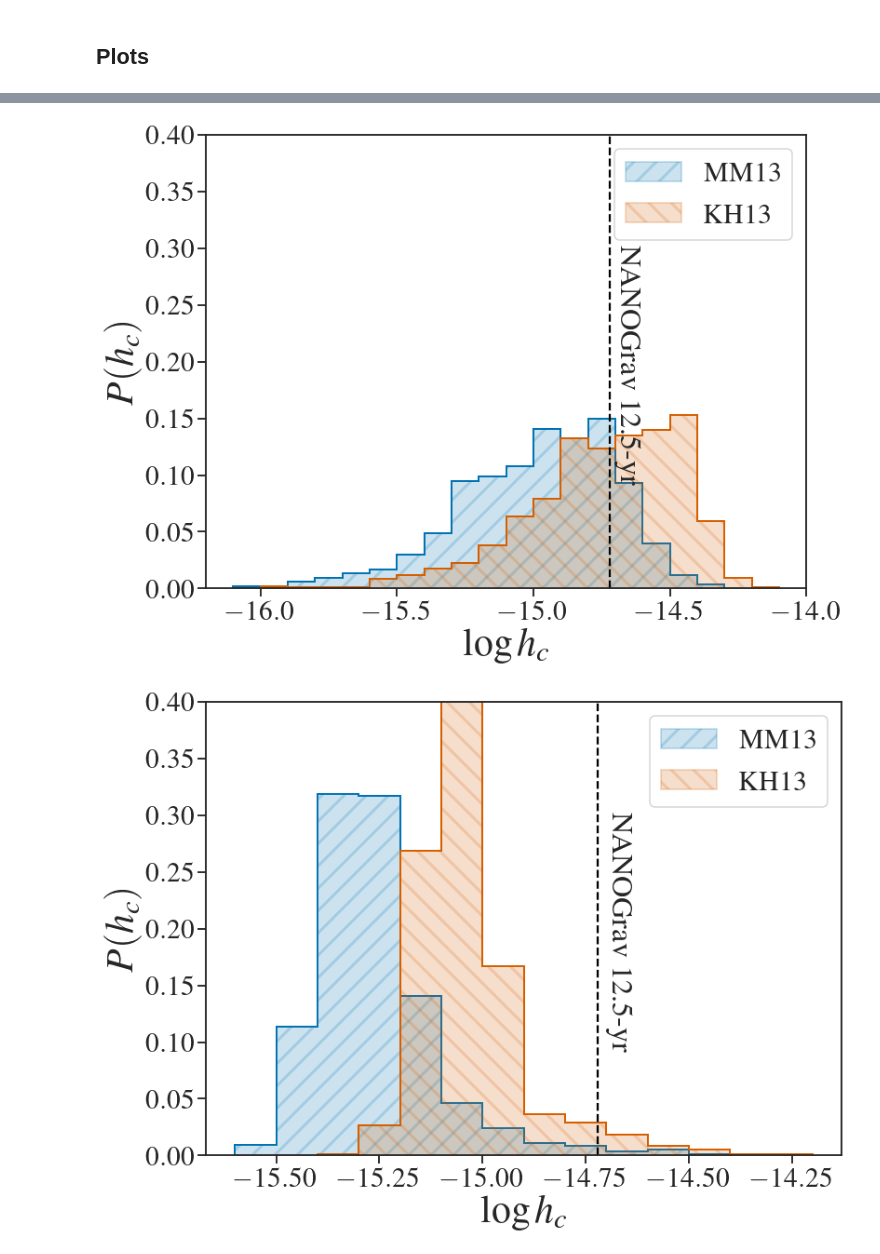
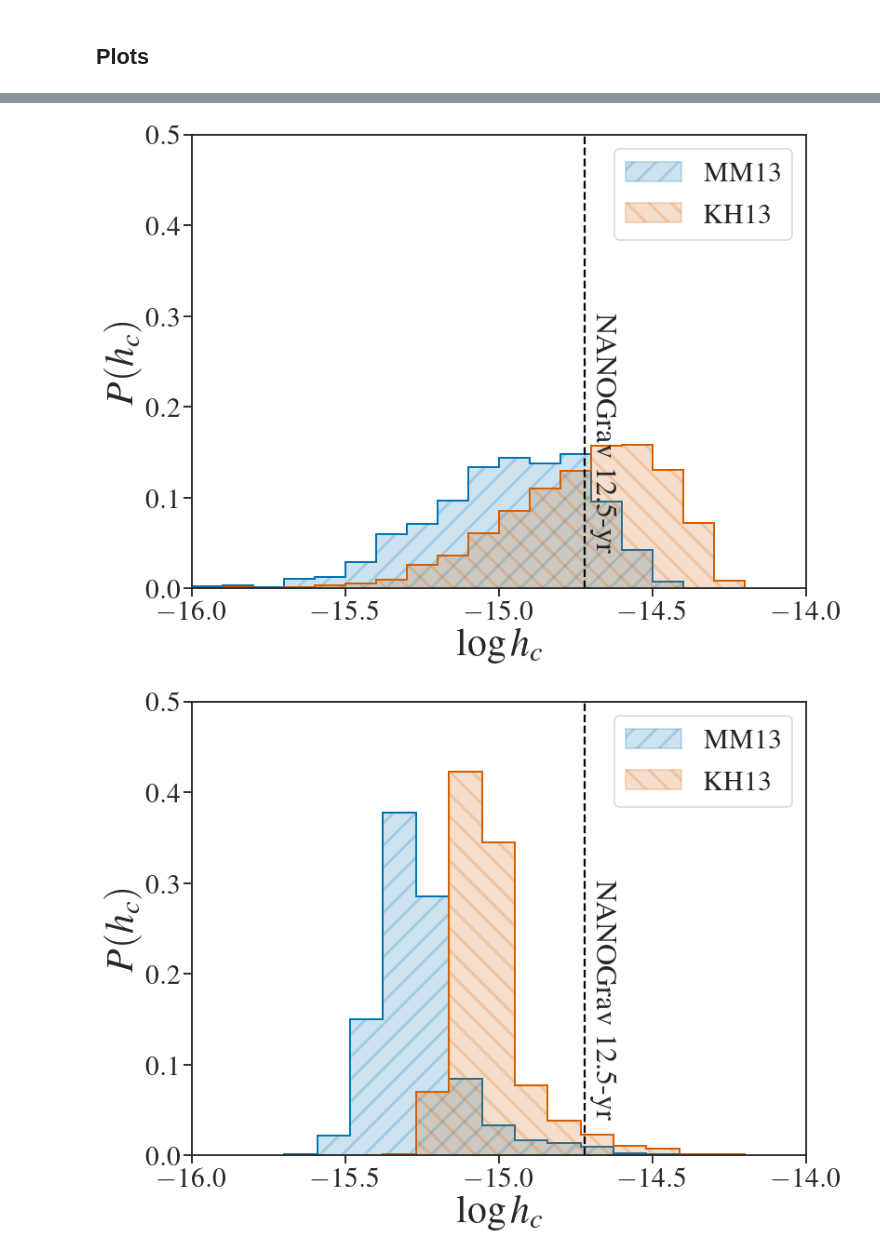
Before and after one commit to jacaseyclyde/multimessenger_smbhbs, a Jupyter notebook: notebooks/3. BH - Host Relations.ipynb, the cells around one changed output, grey strips where cells are left out. Cells and saved outputs as stored; diff of their text form; code cells hidden in the pictures.

```diff
--- a/notebooks/3. BH - Host Relations.ipynb
+++ b/notebooks/3. BH - Host Relations.ipynb
@@ -1099,14 +1183,16 @@ plt.annotate(r'NANOGrav 12.5-yr',
                textcoords="offset points", rotation_mode='anchor', rotation=-90)
 plt.xlabel(r'$\log h_{c}$', fontsize=label_fsize)
 plt.ylabel(r'$P(h_{c})$', fontsize=label_fsize)
-plt.ylim(top=.4)
+plt.xlim(left=-16, right=-14)
+plt.ylim(top=.5)
 plt.legend(fontsize=legend_fsize)
 
 plt.tight_layout()
 plt.savefig('../reports/figures/S2_m_m_bulge_comparison.pdf')
+plt.savefig('../reports/figures/S2_m_m_bulge_comparison.png')
 plt.show()
 # %% [output]
-[figure, old version]
+[figure, new version]
 # %%
 log_hc_min = np.floor(10 * np.min(np.log10(np.concatenate((S3_hc[-1, -1, -1, :], S3_hc_mm[-1, -1, -1, :]))))) / 10
 log_hc_max = np.ceil(10 * np.max(np.log10(np.concatenate((S3_hc[-1, -1, -1, :], S3_hc_mm[-1, -1, -1, :]))))) / 10
@@ -1130,32 +1216,34 @@ log_hc_l = log_hc_mid - log_hc_min
 
 sns.set_context("talk", font_scale=1.8)
 fig = plt.figure(figsize=(12, 9))
 
 label_fsize = 42
 legend_fsize = 30
 
 plt.hist(np.log10(S3_hc_mm[-1, -1, -1, :]), histtype='step', bins=bins, density=False, color=cs[0], linestyle='-',
            label=r'MM13', weights=np.repeat(1 / len(S3_hc_mm[-1, -1, -1, :]), len(S3_hc_mm[-1, -1, -1, :])), linewidth=2,
            fill=True, alpha=.2, hatch='/')
 plt.hist(np.log10(S3_hc_mm[-1, -1, -1, :]), histtype='step', bins=bins, density=False, color=cs[0], linestyle='-',
          weights=np.repeat(1 / len(S3_hc_mm[-1, -1, -1, :]), len(S3_hc_mm[-1, -1, -1, :])), linewidth=2)
 plt.hist(np.log10(S3_hc[-1, -1, -1, :]), histtype='step', bins=bins, density=False, color=cs[3], linestyle='-',
            label=r'KH13', weights=np.repeat(1 / len(S3_hc[-1, -1, -1, :]), len(S3_hc[-1, -1, -1, :])), linewidth=2,
            fill=True, alpha=.2, hatch='\\')
 plt.hist(np.log10(S3_hc[-1, -1, -1, :]), histtype='step', bins=bins, density=False, color=cs[3], linestyle='-',
          weights=np.repeat(1 / len(S3_hc[-1, -1, -1, :]), len(S3_hc[-1, -1, -1, :])), linewidth=2)
 
 plt.axvline(np.log10(1.9e-15), color='k', linestyle='--')
 plt.annotate(r'NANOGrav 12.5-yr',
                xy=(np.log10(1.9e-15) + .03, .3), xytext=(3, 3),
                textcoords="offset points", rotation_mode='anchor', rotation=-90)
 plt.xlabel(r'$\log h_{c}$', fontsize=label_fsize)
 plt.ylabel(r'$P(h_{c})$', fontsize=label_fsize)
-plt.ylim(top=.4)
+plt.xlim(left=-16, right=-14)
+plt.ylim(top=.5)
 plt.legend(fontsize=legend_fsize)
 
 plt.tight_layout()
 plt.savefig('../reports/figures/S3_m_m_bulge_comparison.pdf')
+plt.savefig('../reports/figures/S3_m_m_bulge_comparison.png')
 plt.show()
 # %% [output]
-[figure, old version]
+[figure, new version]
```
Also changed, not shown: parts of 25 cells of this notebook, 38 other files.
